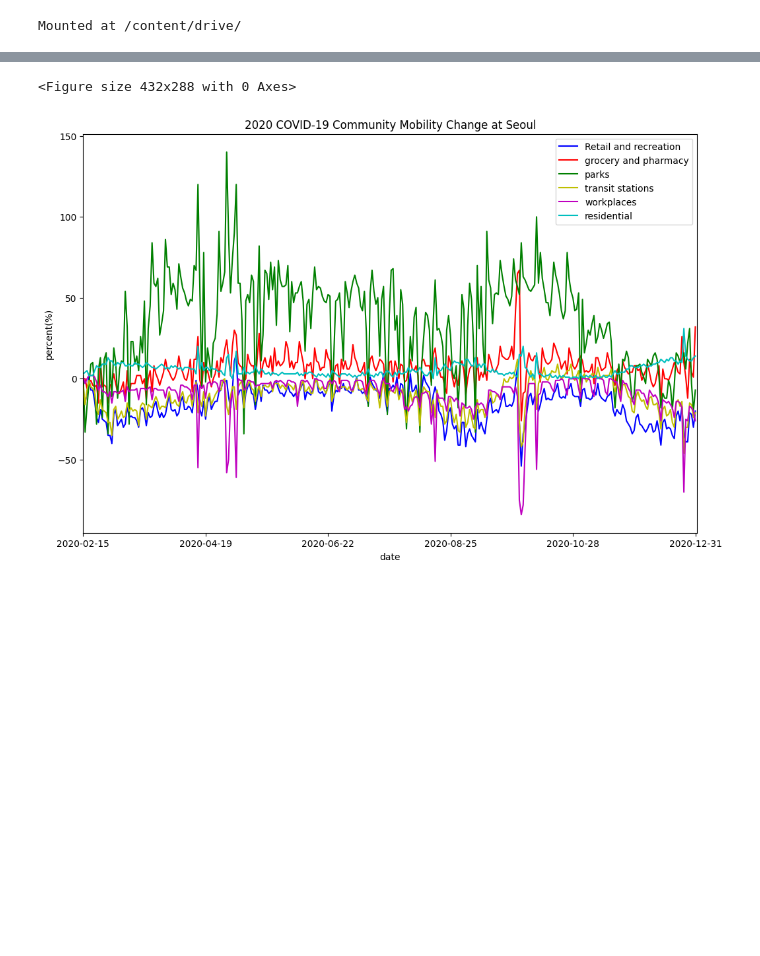
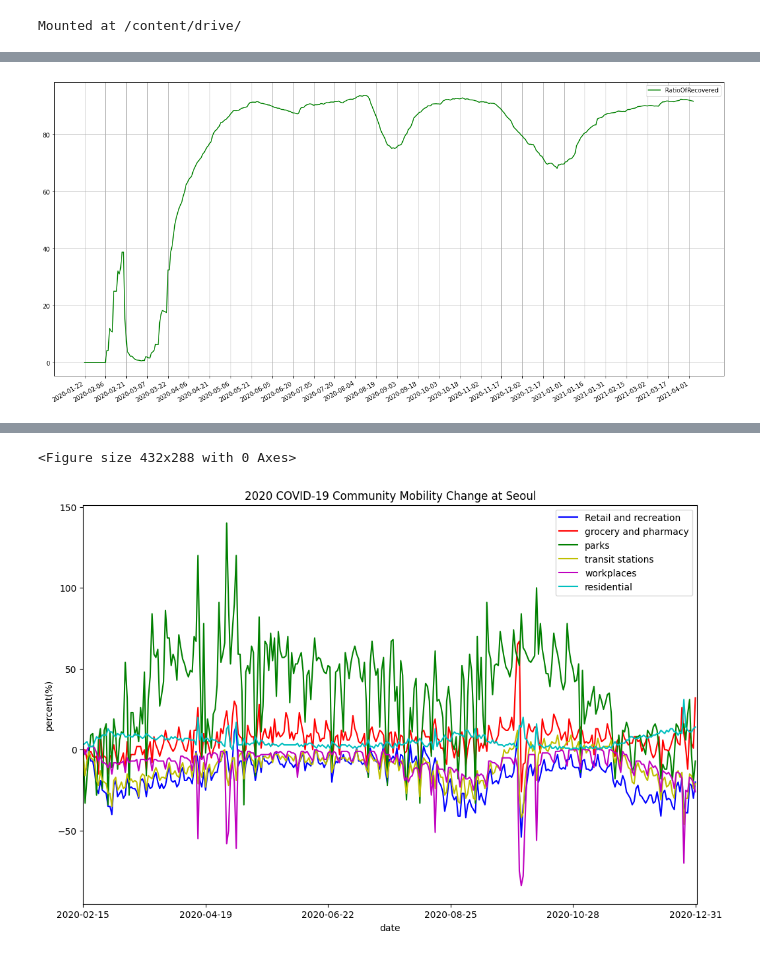
Before and after one commit to solee328/LikeLion_EDA, a Jupyter notebook: COVID19_EDA.ipynb, the cells around one changed output, grey strips where cells are left out. Cells and saved outputs as stored; diff of their text form; code cells hidden in the pictures; blank space fills up the shorter version.

```diff
--- a/COVID19_EDA.ipynb
+++ b/COVID19_EDA.ipynb
@@ -52,0 +57,6 @@ display(google_2021_df.head())
+# %%
+# 데이터 로드
+time_series = pd.read_csv('/content/time-series-19-covid-KR.csv')
+# %%
+# 전부 한국에 관한 데이터이므로, 국가 관련 열을 삭제
+time_series = time_series.drop('Country/Region',axis = 1)
@@ -52,0 +77,5 @@ display(google_2021_df.head())
+# %%
+# 확진자를 기준으로 회복율 / 사망율 추가
+time_series_ratio = time_series.assign(RatioOfRecovered = lambda x :(x['Recovered']/x['Confirmed'])*100,
+                          RatioOfDeaths = lambda x :(x['Deaths']/x['Confirmed'])*100)
+time_series_ratio
@@ -52,0 +96,11 @@ display(google_2021_df.head())
+# %%
+# 회복율에 관한 그래프
+fig, axes3 = plt.subplots(figsize = (20,10))
+axes3.plot(time_series_ratio['Date'],time_series_ratio['RatioOfRecovered'],color = 'green', label = 'RatioOfRecovered')
+axes3.legend()
+axes3.grid(True)
+plt.xticks(np.arange(0,438,15))
+fig.autofmt_xdate()
+plt.show()
+# %% [output]
+[figure, added]
```
Also changed, not shown: parts of 99 cells of this notebook.
